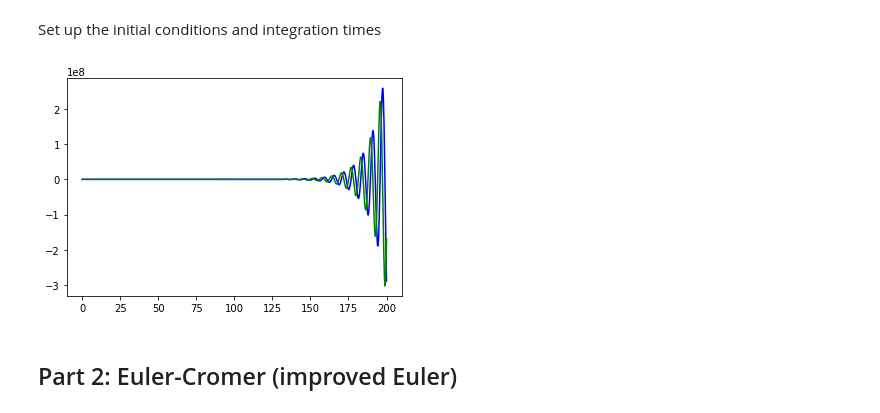
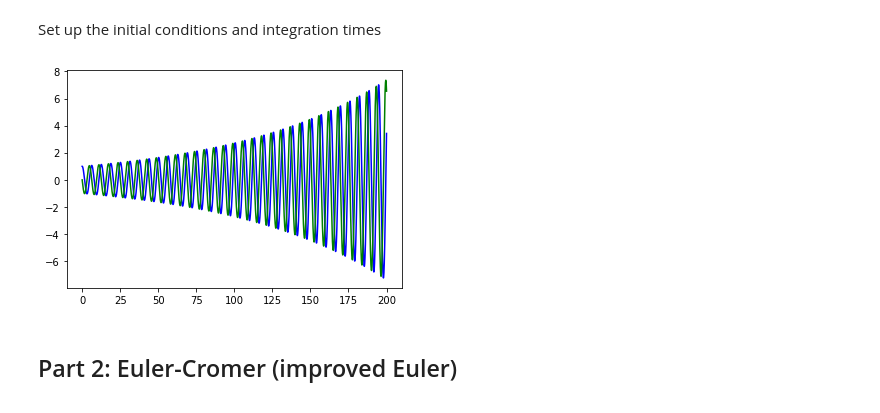
Before and after one commit to ds-connectors/Physics-88-Fa21, a Jupyter notebook: Week12/L11/Lecture11.ipynb, the cells around one changed output. Cells and saved outputs as stored; diff of their text form; code cells hidden in the pictures.

```diff
--- a/Week12/L11/Lecture11.ipynb
+++ b/Week12/L11/Lecture11.ipynb
@@ -89,17 +83,17 @@ Set up the initial conditions and integration times
 # %%
 initial_state = np.array([1,0])    # Here the initial condition is x!=0, v=0.
 omega = 1
-wanted_times = np.linspace(0, 200, 1000)
+wanted_times = np.linspace(0, 200, 10000)
 answer = euler(SHO, initial_state, wanted_times)
 
 # Plot the results
 x = answer[:,0]
 v = answer[:,1]
 plt.plot(wanted_times, x, 'b-')
 plt.plot(wanted_times, v, 'g-')
 plt.show()
 # %% [output]
-[figure, old version]
+[figure, new version]
 # %% [markdown]
 ## Part 2: Euler-Cromer (improved Euler)
 # %%
```
Also changed, not shown: parts of 3 cells of this notebook, 2 other files.
